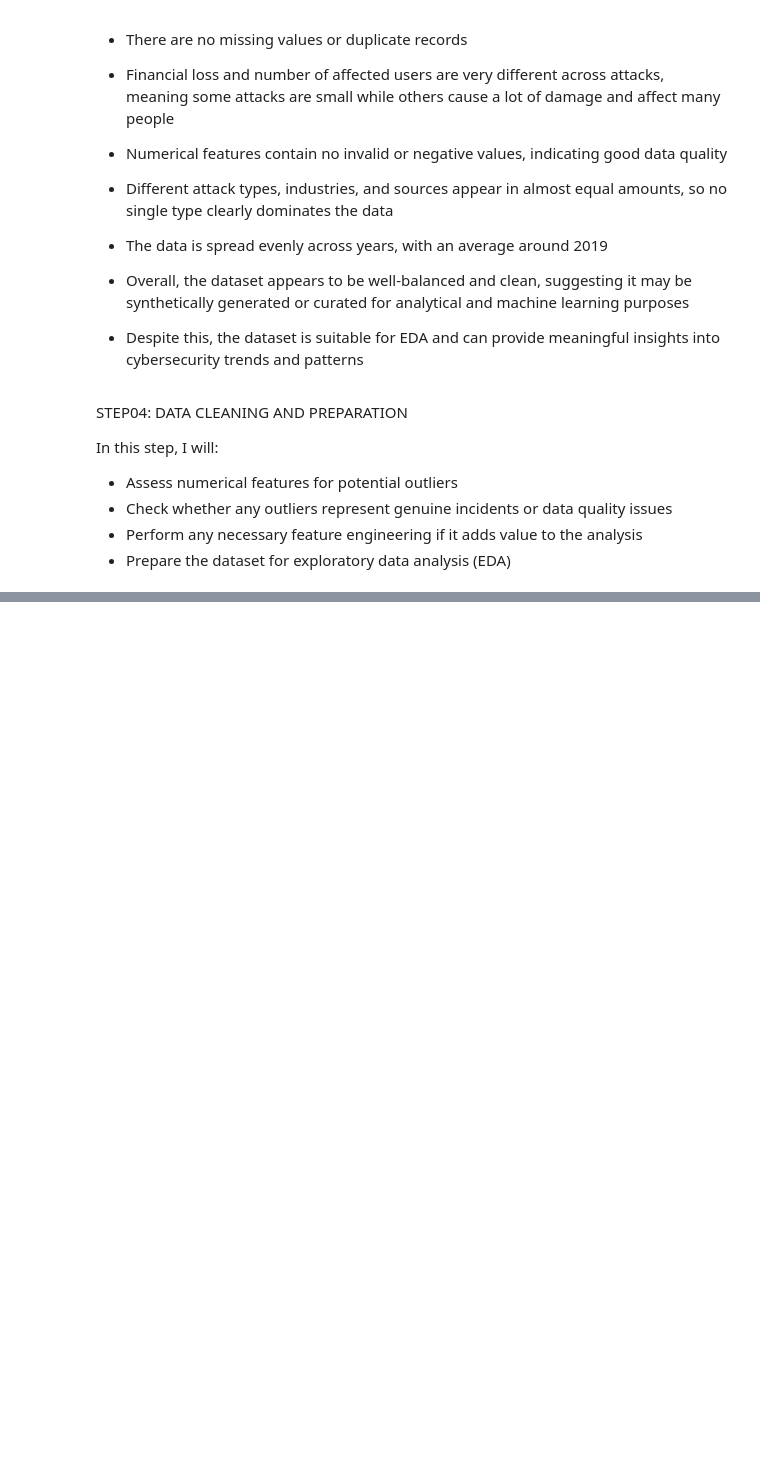
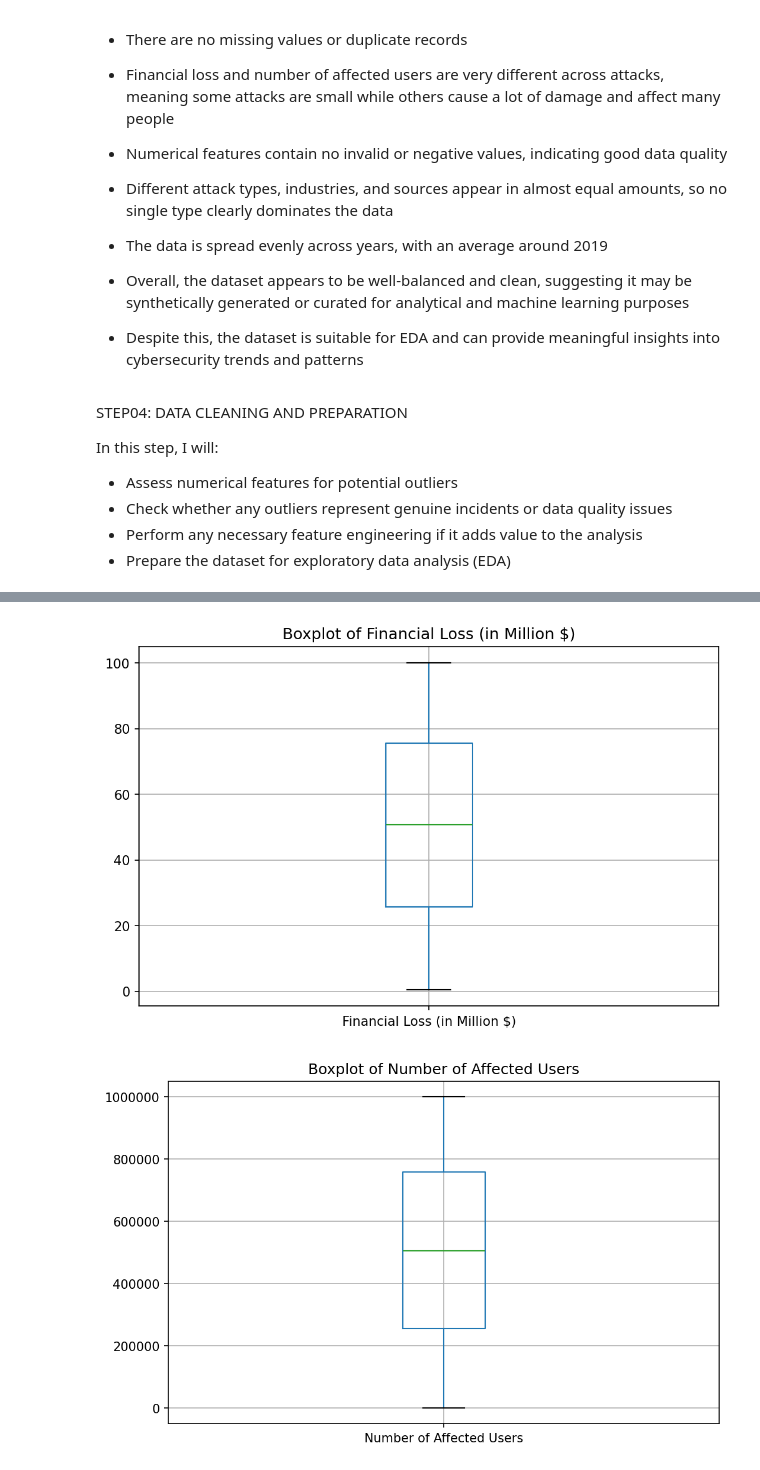
Before and after one commit to Chauhanekta21/Global_CyberSecurity_Threat_Analysis, a Jupyter notebook: main_file.ipynb, the cells around one changed output, grey strips where cells are left out. Drawn from its saved outputs; the diff is of its cells as text; code cells hidden in the pictures; blank space fills up the shorter version.

Commit message:
Performed outlier assessment on key numerical features using boxplots

```diff
--- a/main_file.ipynb
+++ b/main_file.ipynb
@@ -227,3 +227,9 @@ In this step, I will:
 - Check whether any outliers represent genuine incidents or data quality issues
 - Perform any necessary feature engineering if it adds value to the analysis
 - Prepare the dataset for exploratory data analysis (EDA)
+# %%
+# A. Created a copy of the original dataset to preserve raw data
+# All cleaning and transformations will be done on this copy
+
+df_copy = df.copy()
+df_copy
@@ -229,0 +250,20 @@ In this step, I will:
+# %%
+# B. Checked for outliers in key numerical features using boxplots
+
+# Function to create a boxplot for a numerical column
+def plot_boxplot(col):
+    plt.figure(figsize=(8, 5), dpi=150)
+    df_copy.boxplot(column=col)
+    plt.title(f'Boxplot of {col}')
+    plt.ticklabel_format(style='plain', axis='y')
+    plt.show()
+
+# Checked for unusually high or low financial loss values
+plot_boxplot("Financial Loss (in Million $)")
+# Check for unusually high or low numbers of affected users
+plot_boxplot("Number of Affected Users")
+# Check for unusually high or low incident resolution times
+plot_boxplot("Incident Resolution Time (in Hours)")
+# %% [output]
+[figure, added]
+[figure, added]
```
Also changed, not shown: parts of 2 cells of this notebook.
